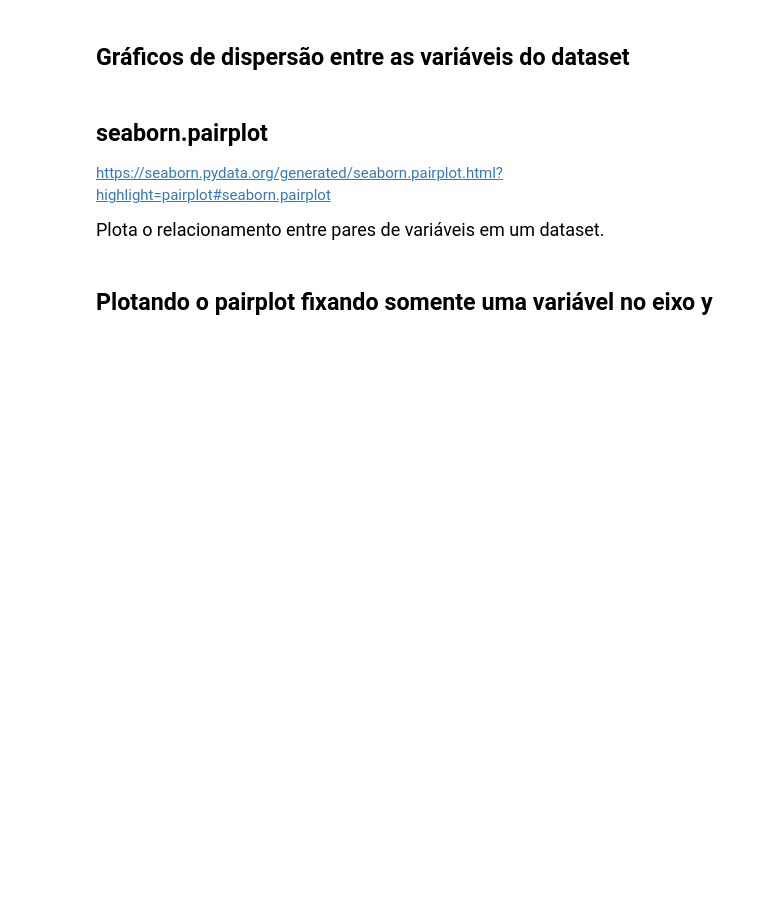
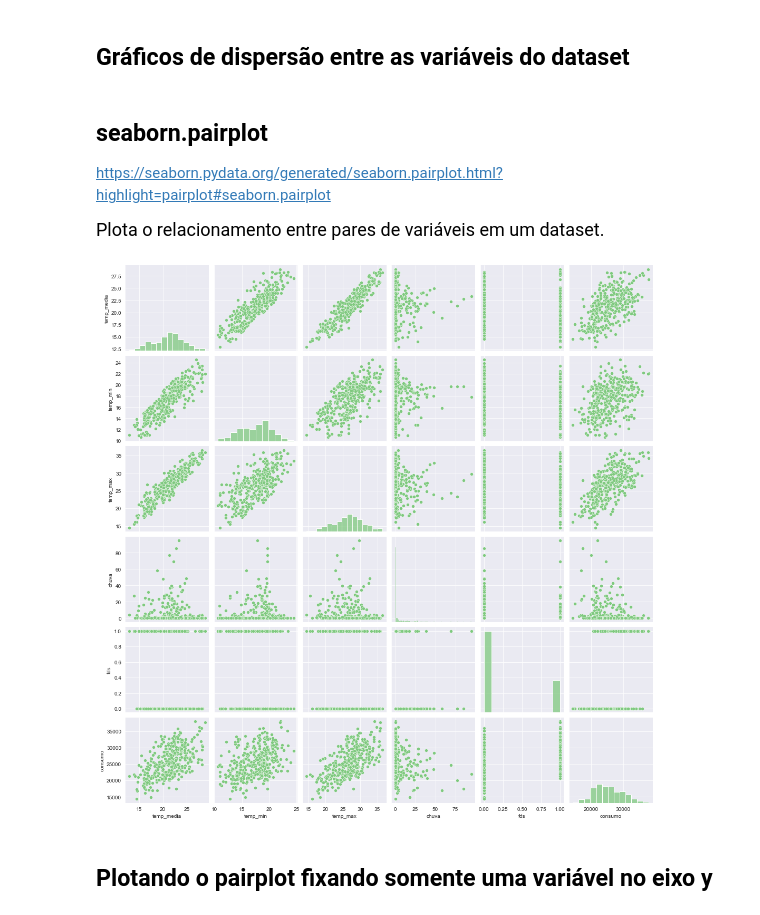
Before and after one commit to guilhermebap/Data-science-personal-study, a Jupyter notebook: Alura/ML/Regressão Linear.ipynb, the cells around one changed output. Saved outputs shown, nothing was run; the diff lists cells and outputs as text; code cells hidden in the pictures; blank space fills up the shorter version.

```diff
--- a/Alura/ML/Regressão Linear.ipynb
+++ b/Alura/ML/Regressão Linear.ipynb
@@ -214,5 +218,9 @@ plt.show()
 https://seaborn.pydata.org/generated/seaborn.pairplot.html?highlight=pairplot#seaborn.pairplot
 
 <p style='font-size: 18px; line-height: 2; margin: 10px 50px; text-align: justify;'>Plota o relacionamento entre pares de variáveis em um dataset.</p>
+# %%
+ax = sns.pairplot(dados)
+# %% [output]
+[figure, added]
 # %% [markdown]
 ## Plotando o pairplot fixando somente uma variável no eixo y
```
Also changed, not shown: parts of 4 cells of this notebook.
